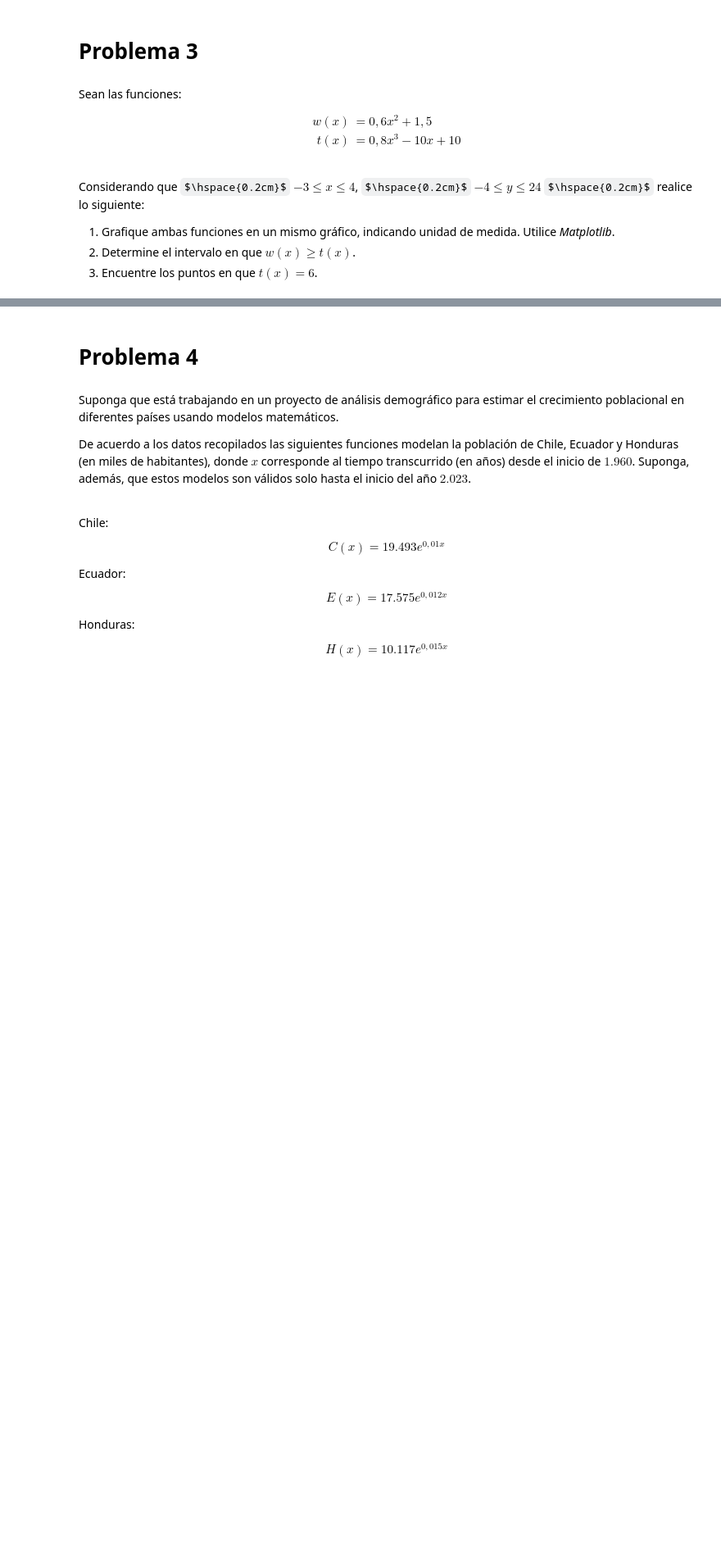
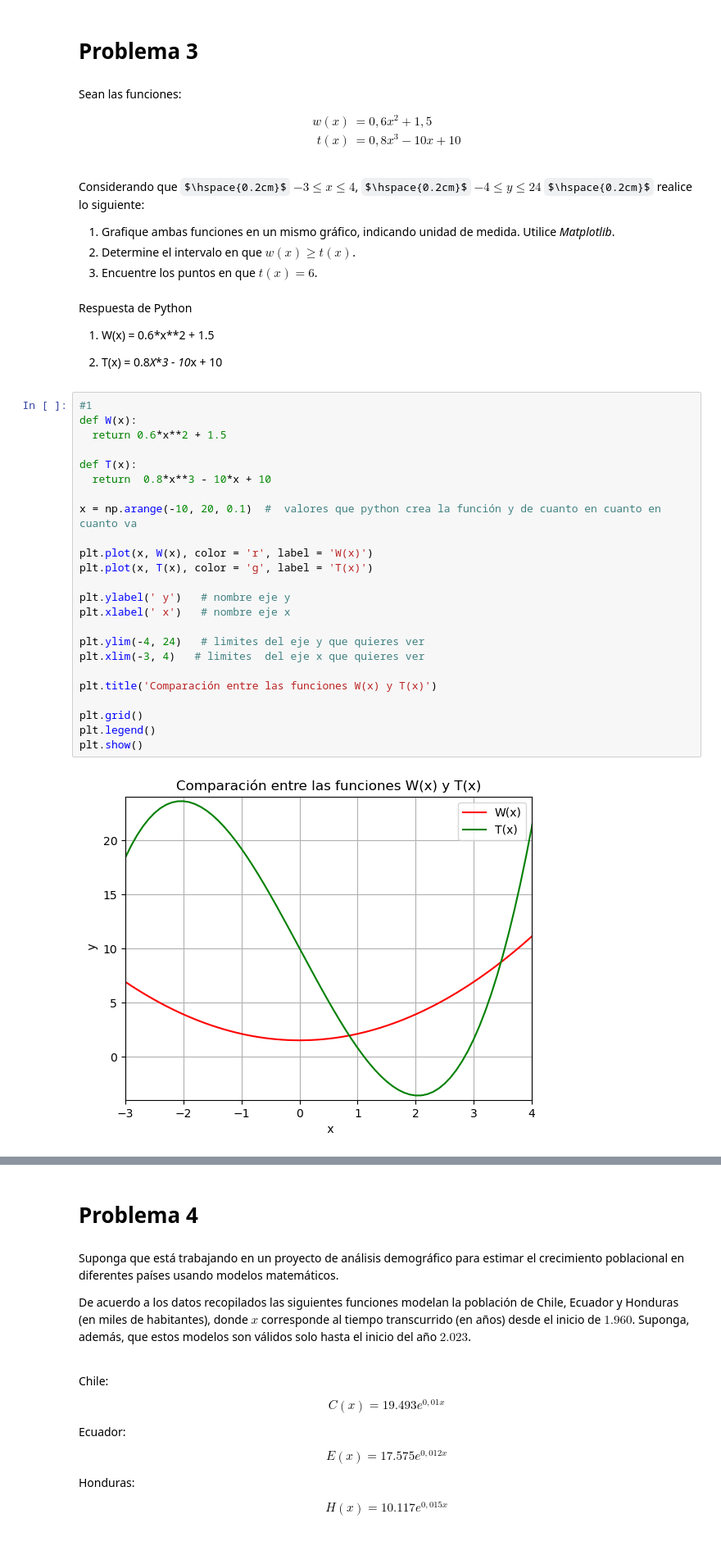
Before and after one commit to AleLagosP/Matematica-Aplicada-con-Python, a Jupyter notebook: Clase 3/G3_Aplicaciones_de_funciones.ipynb, the cells around one changed output, grey strips where cells are left out. Shown at 82% size. Saved outputs shown, nothing was run; the diff lists cells and outputs as text; some formulas as TeX source; blank space fills up the shorter version.

```diff
--- a/Clase 3/G3_Aplicaciones_de_funciones.ipynb
+++ b/Clase 3/G3_Aplicaciones_de_funciones.ipynb
@@ -106,3 +157,35 @@ Considerando que $\hspace{0.2cm}$ $-3 \leq x \leq 4$, $\hspace{0.2cm}$ $-4 \leq
 1. Grafique ambas funciones en un mismo gráfico, indicando unidad de medida. Utilice *Matplotlib*.
 2. Determine el intervalo en que $w(x) \geq t(x)$.
 3. Encuentre los puntos en que $t(x) = 6$.
+# %% [markdown]
+Respuesta de Python
+
+1. W(x) = 0.6*x**2 + 1.5
+
+2. T(x) = 0.8*X***3 - 10*x + 10
+# %%
+#1
+def W(x):
+  return 0.6*x**2 + 1.5
+
+def T(x):
+  return  0.8*x**3 - 10*x + 10
+
+x = np.arange(-10, 20, 0.1)  #  valores que python crea la función y de cuanto en cuanto en cuanto va
+
+plt.plot(x, W(x), color = 'r', label = 'W(x)')
+plt.plot(x, T(x), color = 'g', label = 'T(x)')
+
+plt.ylabel(' y')   # nombre eje y
+plt.xlabel(' x')   # nombre eje x
+
+plt.ylim(-4, 24)   # limites del eje y que quieres ver
+plt.xlim(-3, 4)   # limites  del eje x que quieres ver
+
+plt.title('Comparación entre las funciones W(x) y T(x)')
+
+plt.grid()
+plt.legend()
+plt.show()
+# %% [output]
+[figure, added]
```
Also changed, not shown: parts of 5 cells of this notebook.
